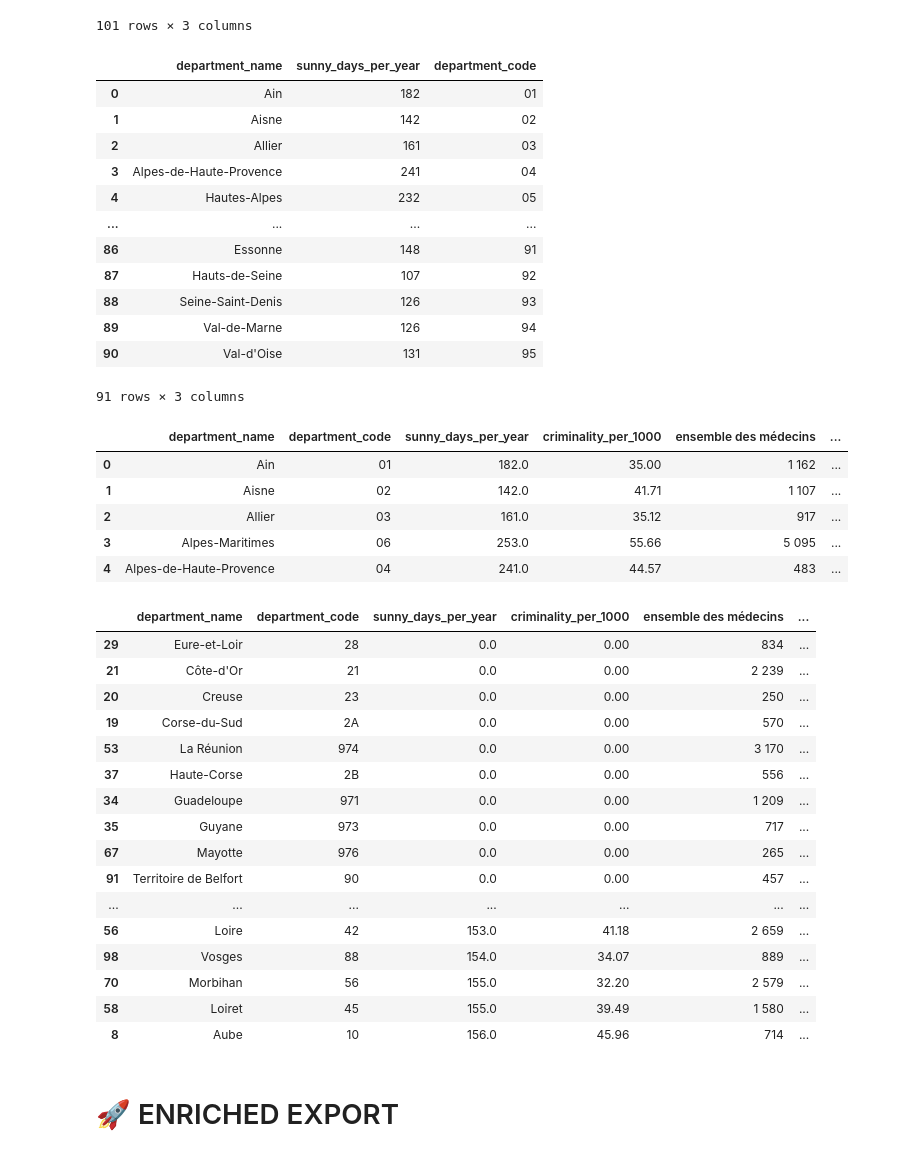
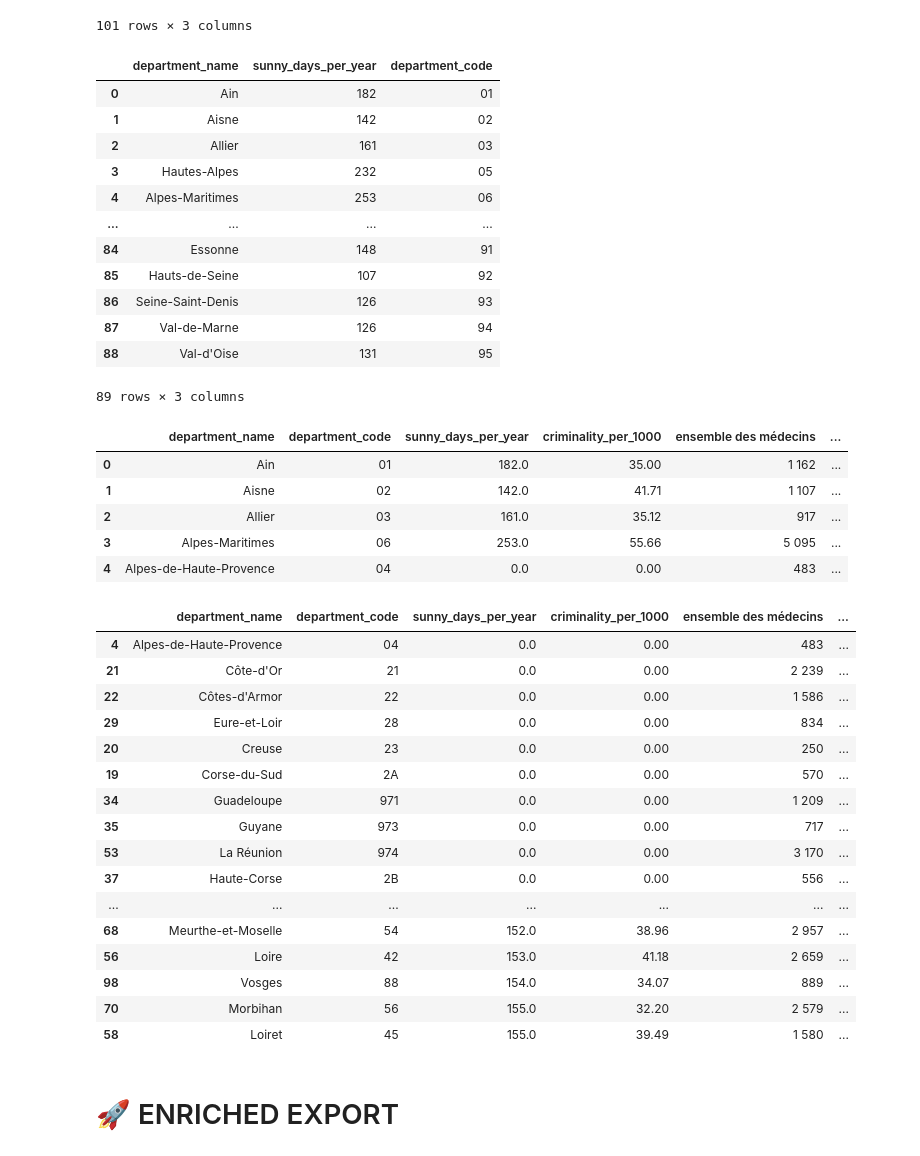
Before and after one commit to MChvtta/prello_scoring_system, a Jupyter notebook: notebooks/MC_Transformation.ipynb, the cells around one changed output. Drawn from its saved outputs; the diff is of its cells as text; code cells hidden in the pictures.

```diff
--- a/notebooks/MC_Transformation.ipynb
+++ b/notebooks/MC_Transformation.ipynb
@@ -991,37 +1172,39 @@ criminality_per_department
 # %%
 # 4.3 Nombre de jours de soleil par an par départements - ATTENTION: IL MANQUE 10 DEPARTEMENT
 
 SUNNY_FILENAME = 'sunny_df_cleaned.csv'
+sunny_df = pd.read_csv(os.path.join(DATA_PATH, SUNNY_FILENAME))
 
 # Agréger georef_df par department_name pour obtenir une seule ligne par département
 georef_agg = georef_df.groupby('department_name').first().reset_index()
 
 # Remplacer les espaces par des tirets dans georef_agg
 georef_agg['department_name'] = georef_agg['department_name'].str.replace(' ', '-')
 
 # Fusionner sunny_df avec georef_agg pour ajouter department_code
 sunny_df_per_department = sunny_df.merge(georef_agg[['department_name', 'department_code']], on='department_name')
 
 # Afficher le DataFrame mis à jour
 sunny_df_per_department
 # %% [output]
 |  | department_name | sunny_days_per_year | department_code |
 | 0 | Ain | 182 | 01 |
 | 1 | Aisne | 142 | 02 |
 | 2 | Allier | 161 | 03 |
-| 3 | Alpes-de-Haute-Provence | 241 | 04 |
-| 4 | Hautes-Alpes | 232 | 05 |
+| 3 | Hautes-Alpes | 232 | 05 |
+| 4 | Alpes-Maritimes | 253 | 06 |
 | ... | ... | ... | ... |
-| 86 | Essonne | 148 | 91 |
-| 87 | Hauts-de-Seine | 107 | 92 |
-| 88 | Seine-Saint-Denis | 126 | 93 |
-| 89 | Val-de-Marne | 126 | 94 |
-| 90 | Val-d'Oise | 131 | 95 |
+| 84 | Essonne | 148 | 91 |
+| 85 | Hauts-de-Seine | 107 | 92 |
+| 86 | Seine-Saint-Denis | 126 | 93 |
+| 87 | Val-de-Marne | 126 | 94 |
+| 88 | Val-d'Oise | 131 | 95 |
-91 rows × 3 columns
+89 rows × 3 columns
 # %%
 # MERGE DES 3 DF CI-DESSUS
 life_quality_df = sunny_df_per_department.merge(criminality_per_department, on='department_name', how='inner')
 life_quality_df = life_quality_df.merge(health_df, on='department_name', how='outer')
+
 
 # Remplacer les NaN par des valeurs nulles
 life_quality_df = life_quality_df.fillna(0)  # Vous pouvez remplacer 0 par d'autres valeurs par défaut si nécessaire
@@ -1043,29 +1226,29 @@ life_quality_df.head()
 | 1 | Aisne | 02 | 142.0 | 41.71 | 1 107 | ... |
 | 2 | Allier | 03 | 161.0 | 35.12 | 917 | ... |
 | 3 | Alpes-Maritimes | 06 | 253.0 | 55.66 | 5 095 | ... |
-| 4 | Alpes-de-Haute-Provence | 04 | 241.0 | 44.57 | 483 | ... |
+| 4 | Alpes-de-Haute-Provence | 04 | 0.0 | 0.00 | 483 | ... |
 # %%
 # Tri du DataFrame life_quality_df par sunny_days_per_year croissant
 life_quality_df_sorted = life_quality_df.sort_values(by='sunny_days_per_year')
 life_quality_df_sorted.head(50)
 # %% [output]
 |  | department_name | department_code | sunny_days_per_year | criminality_per_1000 | ensemble des médecins | ... |
+| 4 | Alpes-de-Haute-Provence | 04 | 0.0 | 0.00 | 483 | ... |
+| 21 | Côte-d'Or | 21 | 0.0 | 0.00 | 2 239 | ... |
+| 22 | Côtes-d'Armor | 22 | 0.0 | 0.00 | 1 586 | ... |
 | 29 | Eure-et-Loir | 28 | 0.0 | 0.00 | 834 | ... |
-| 21 | Côte-d'Or | 21 | 0.0 | 0.00 | 2 239 | ... |
 | 20 | Creuse | 23 | 0.0 | 0.00 | 250 | ... |
 | 19 | Corse-du-Sud | 2A | 0.0 | 0.00 | 570 | ... |
+| 34 | Guadeloupe | 971 | 0.0 | 0.00 | 1 209 | ... |
+| 35 | Guyane | 973 | 0.0 | 0.00 | 717 | ... |
 | 53 | La Réunion | 974 | 0.0 | 0.00 | 3 170 | ... |
 | 37 | Haute-Corse | 2B | 0.0 | 0.00 | 556 | ... |
-| 34 | Guadeloupe | 971 | 0.0 | 0.00 | 1 209 | ... |
-| 35 | Guyane | 973 | 0.0 | 0.00 | 717 | ... |
-| 67 | Mayotte | 976 | 0.0 | 0.00 | 265 | ... |
-| 91 | Territoire de Belfort | 90 | 0.0 | 0.00 | 457 | ... |
 | ... | ... | ... | ... | ... | ... | ... |
+| 68 | Meurthe-et-Moselle | 54 | 152.0 | 38.96 | 2 957 | ... |
 | 56 | Loire | 42 | 153.0 | 41.18 | 2 659 | ... |
 | 98 | Vosges | 88 | 154.0 | 34.07 | 889 | ... |
 | 70 | Morbihan | 56 | 155.0 | 32.20 | 2 579 | ... |
 | 58 | Loiret | 45 | 155.0 | 39.49 | 1 580 | ... |
-| 8 | Aube | 10 | 156.0 | 45.96 | 714 | ... |
 # %% [markdown]
 # 🚀 ENRICHED EXPORT
 # %%
```
Also changed, not shown: parts of 16 cells of this notebook, 2 other files.
